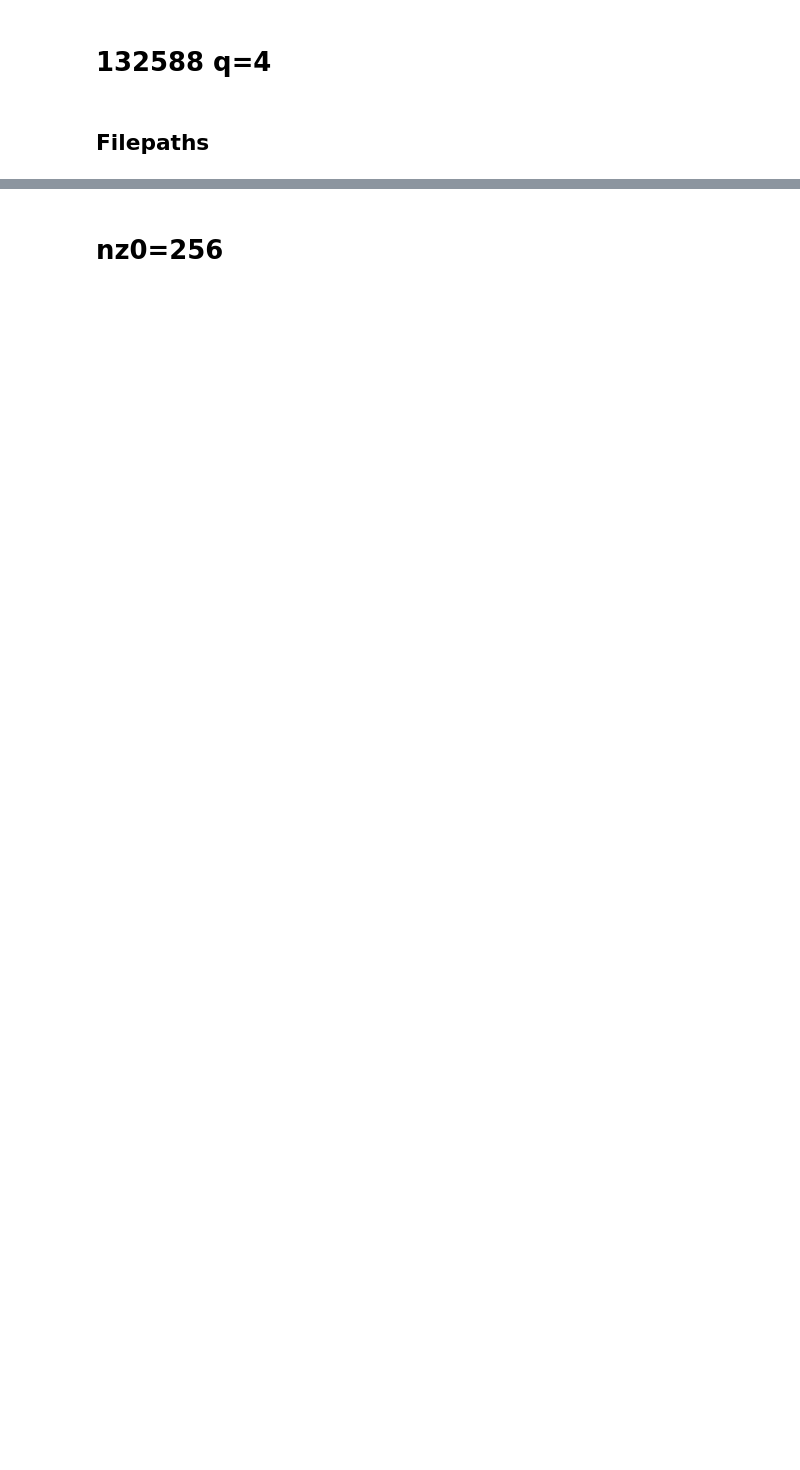
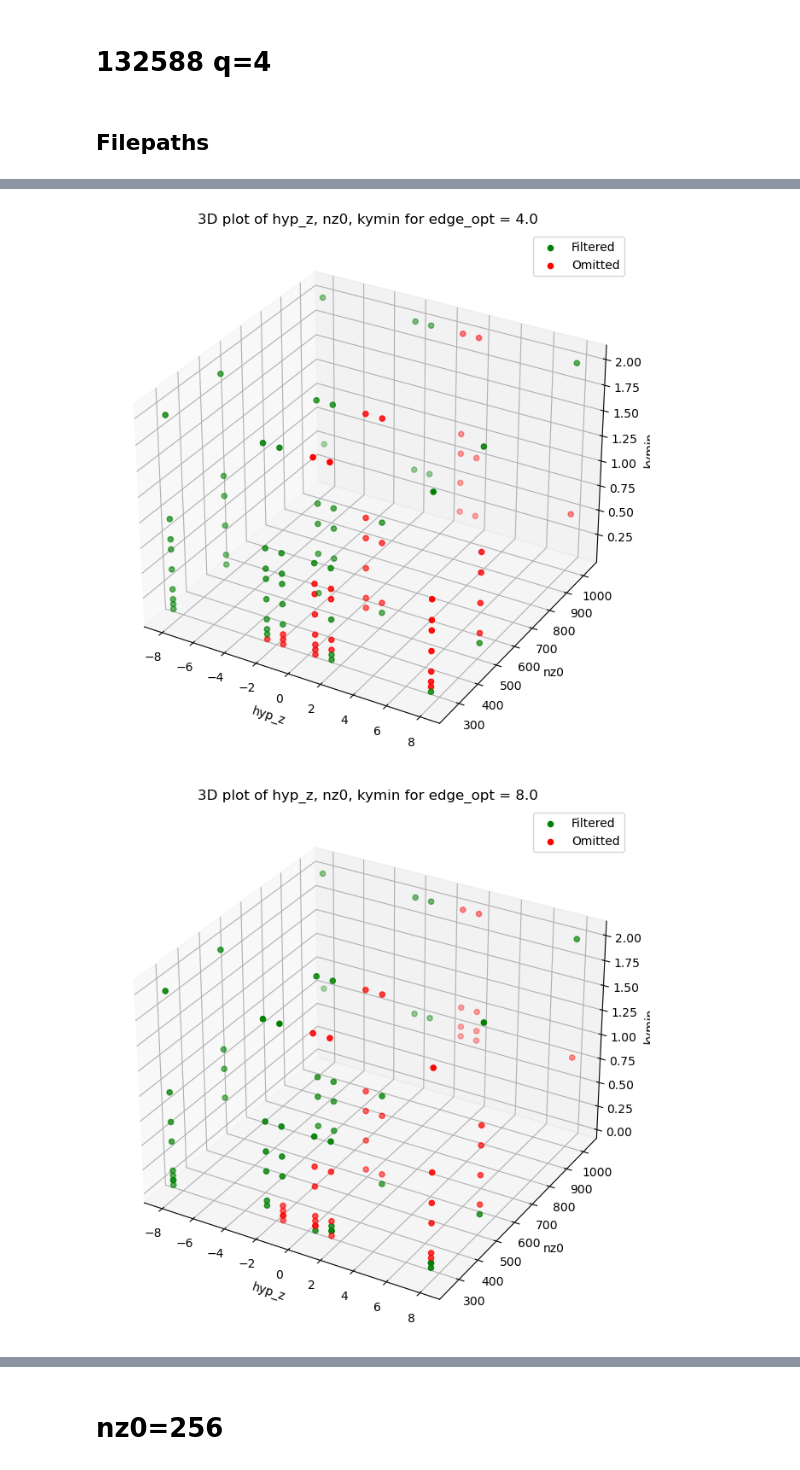
Before and after one commit to joeyschmidt97/NSTXU_lithium_study, a Jupyter notebook: high_triangularity/132588/r_0.736_q=4/MTM_resolution_check/RES_CHECK_132588_q=4.ipynb, the cells around one changed output, grey strips where cells are left out. Cells and saved outputs as stored; diff of their text form; code cells hidden in the pictures; blank space fills up the shorter version.

```diff
--- a/high_triangularity/132588/r_0.736_q=4/MTM_resolution_check/RES_CHECK_132588_q=4.ipynb
+++ b/high_triangularity/132588/r_0.736_q=4/MTM_resolution_check/RES_CHECK_132588_q=4.ipynb
@@ -13,0 +175,48 @@ res_check_132588_q_4 = '/pscratch/sd/j/joeschm/NSXTU_discharges/132588/r_0.736_q
+# %%
+import pandas as pd
+import matplotlib.pyplot as plt
+from mpl_toolkits.mplot3d import Axes3D
+
+# Assuming analysis_sim_df is already defined
+
+# Initialize empty lists to store rows
+filtered_rows = []
+omitted_row = []
+
+for _, row in analysis_sim_df.iterrows():
+    if pd.notna(row['gamma']):
+        max_freq = row['fft_max_freq']
+        upper_95_freq = row['field_phi_upper_95_freq']
+        if upper_95_freq < max_freq / 2:
+            filtered_rows.append(row)
+        else:
+            omitted_row.append(row)
+
+# Convert the lists to DataFrames
+filtered_analysis_sim_df = pd.DataFrame(filtered_rows)
+omitted_sim_df = pd.DataFrame(omitted_row)
+
+# Get unique edge_opt values
+unique_edge_opts = filtered_analysis_sim_df['edge_opt'].unique()
+
+for edge_opt in unique_edge_opts:
+    # Filter data for the current edge_opt
+    edge_opt_filtered_subset = filtered_analysis_sim_df[filtered_analysis_sim_df['edge_opt'] == edge_opt]
+    edge_opt_omitted_subset = omitted_sim_df[omitted_sim_df['edge_opt'] == edge_opt]
+
+    fig = plt.figure(figsize=(10, 8))
+    ax = fig.add_subplot(111, projection='3d')
+
+    # Scatter plot for 3D data: hyp_z, nz0, kymin
+    ax.scatter(edge_opt_filtered_subset['hyp_z'], edge_opt_filtered_subset['nz0'], edge_opt_filtered_subset['kymin'], color='green', label='Filtered')
+    ax.scatter(edge_opt_omitted_subset['hyp_z'], edge_opt_omitted_subset['nz0'], edge_opt_omitted_subset['kymin'], color='red', label='Omitted')
+
+    ax.set_xlabel('hyp_z')
+    ax.set_ylabel('nz0')
+    ax.set_zlabel('kymin')
+    plt.title(f'3D plot of hyp_z, nz0, kymin for edge_opt = {edge_opt}')
+    plt.legend()
+    plt.show()
+# %% [output]
+[figure, added]
+[figure, added]
```
Also changed, not shown: parts of 19 cells of this notebook, 1 other file.
